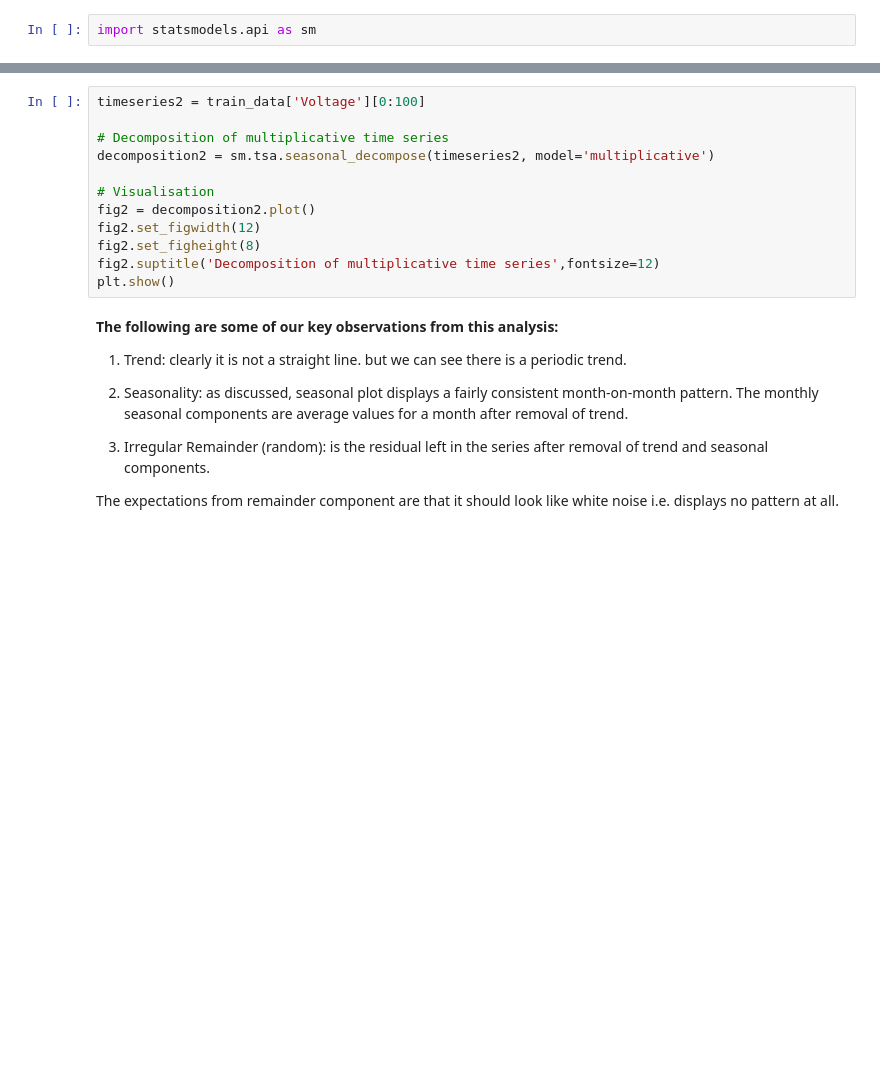
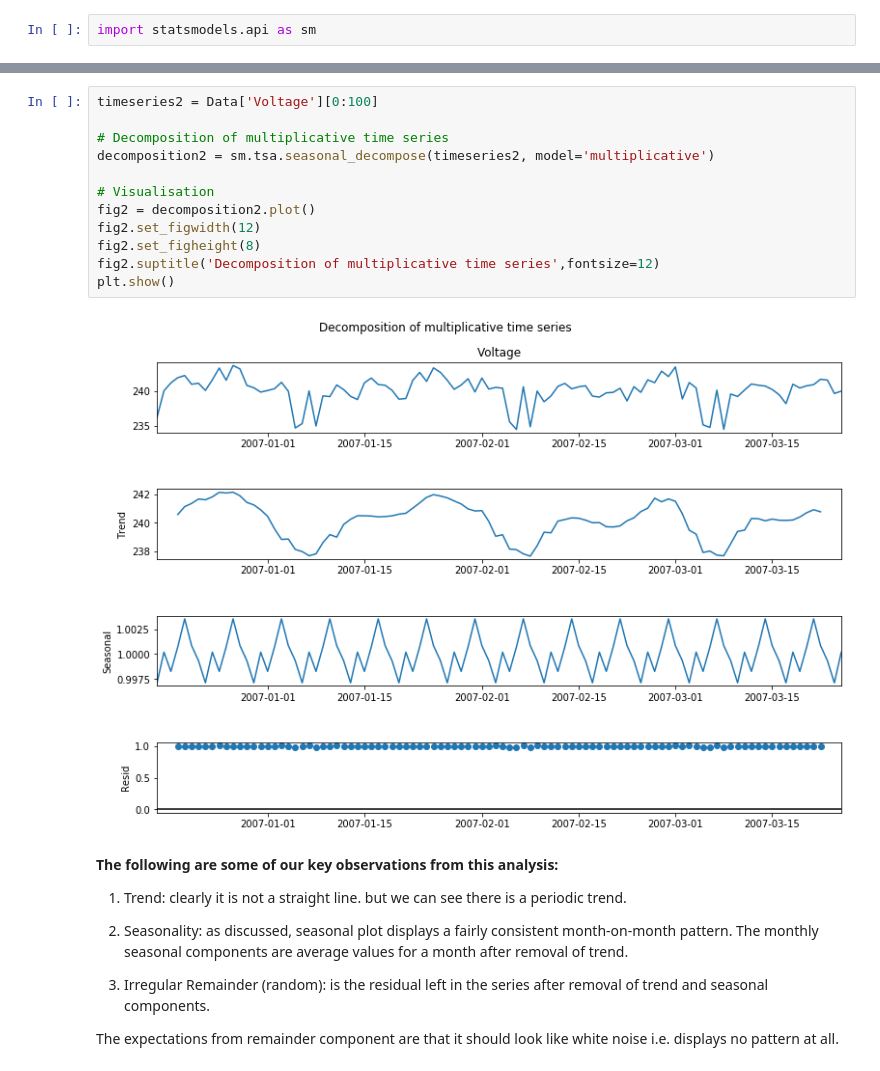
Before and after one commit to SSehrawat1720/ML-Projects, a Jupyter notebook: Time Series Forecasting France House Energy.ipynb, the cells around one changed output, grey strips where cells are left out. Saved outputs shown, nothing was run; the diff lists cells and outputs as text; blank space fills up the shorter version.

```diff
--- a/Time Series Forecasting France House Energy.ipynb
+++ b/Time Series Forecasting France House Energy.ipynb
@@ -228,15 +364,17 @@ So, we try to decomose a small data.
 # %%
-timeseries2 = train_data['Voltage'][0:100]
+timeseries2 = Data['Voltage'][0:100]
 
 # Decomposition of multiplicative time series
 decomposition2 = sm.tsa.seasonal_decompose(timeseries2, model='multiplicative')
 
 # Visualisation
 fig2 = decomposition2.plot()
 fig2.set_figwidth(12)
 fig2.set_figheight(8)
 fig2.suptitle('Decomposition of multiplicative time series',fontsize=12)
 plt.show()
+# %% [output]
+[figure, added]
 # %% [markdown]
 **The following are some of our key observations from this analysis:**
 
```
Also changed, not shown: parts of 62 cells of this notebook.
